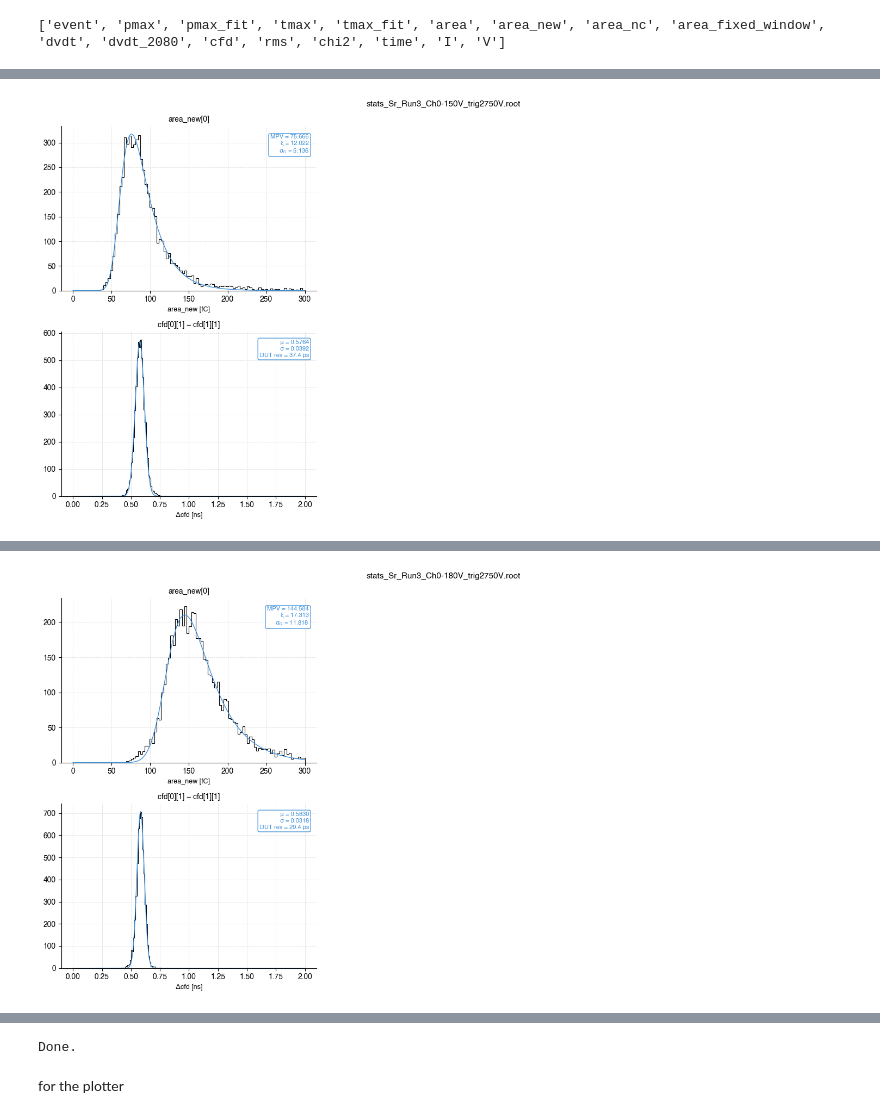
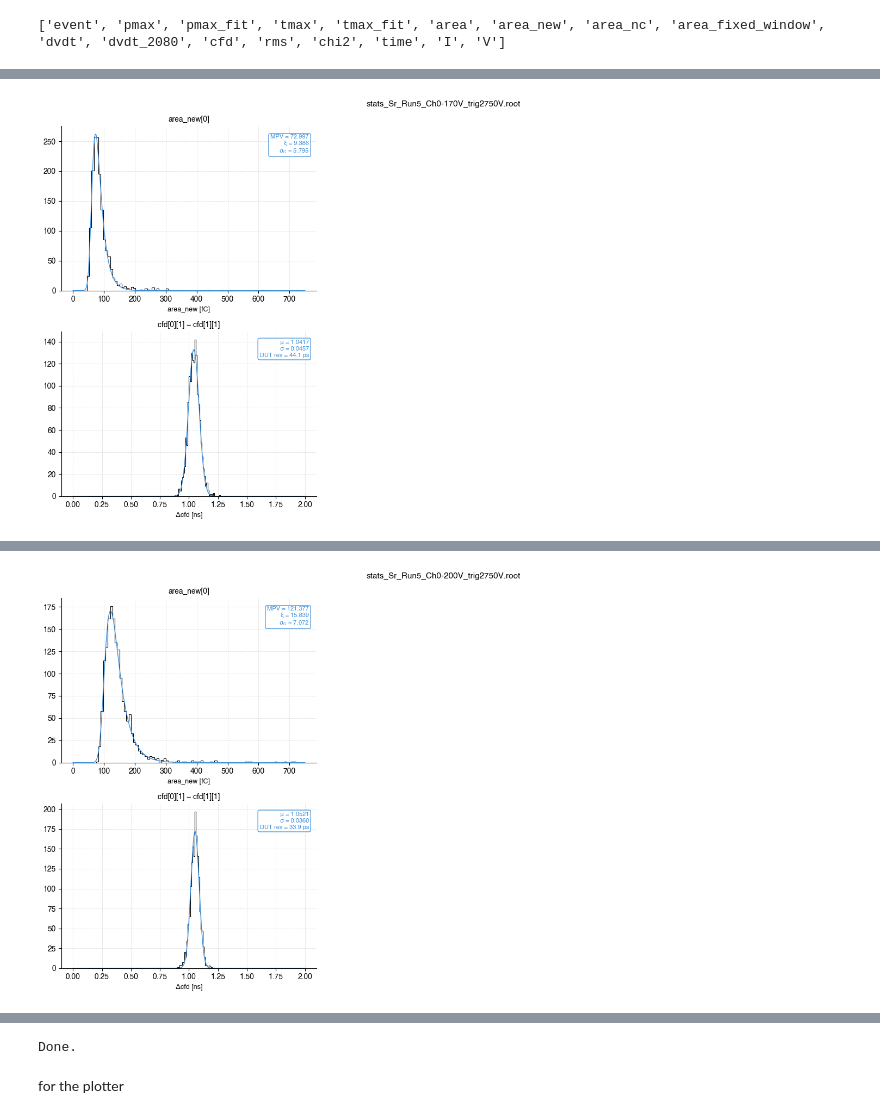
Before and after one commit to leonardolanteri/Beta_analyzer, a Jupyter notebook: beta_analyzer.ipynb, the cells around one changed output, grey strips where cells are left out. Drawn from its saved outputs; the diff is of its cells as text; code cells hidden in the pictures.

```diff
--- a/beta_analyzer.ipynb
+++ b/beta_analyzer.ipynb
@@ -47,8 +47,8 @@ DUT channels   : [0]
 MCP channel    : 1
 Pairs CFD      : [(0, 1)]
 # %%
-DATA_DIR = "/Users/leonardolanteri/Desktop/PhD/Data+Plots+Macros/ETL/BETA 2026/HPK6/Run3_HPK6_TS_S4A_LGAD-B"
-#DATA_DIR = "/Users/leonardolanteri/Desktop/PhD/Data+Plots+Macros/ETL/BETA 2026/FBK/Run12_PRE_LF-FBK_QC-TS_W16_S9_LGAD-B_15e15"
+#DATA_DIR = "/Users/leonardolanteri/Desktop/PhD/Data+Plots+Macros/ETL/BETA 2026/HPK/Batch2/Run14_PRE_HPK_QC-TS_W82_S2_LGAD-B_15e15"
+DATA_DIR = "/Users/leonardolanteri/Desktop/PhD/Data+Plots+Macros/ETL/BETA 2026/FBK/Run5_PRE_LF-FBK_QC-TS_W16_S13_LGAD-B"
 root_files = sorted(glob.glob(os.path.join(DATA_DIR, "*.root")))
 print(f"Found {len(root_files)} files:")
 for f in root_files:
@@ -118,7 +120,7 @@ for filepath in root_files:
 # Usa -np.inf / np.inf per nessun taglio su un lato
 
 _n = len(root_files)
-cuts_tmax = {ch: [(0.9, 1.5)] * _n for ch in DUT_CHANNELS}
+cuts_tmax = {ch: [(1.3, 1.8)] * _n for ch in DUT_CHANNELS}
 
 # Esempio:
 # cuts_tmax[0] = [(0.5, 1.8)] * _n        # stessa finestra per tutti i file
@@ -147,7 +150,7 @@ cuts_tmax[0] = [(0.9, 1.5), (0.9, 1.5), (0.9, 1.5), (0.9, 1.5), (0.9, 1.5), (0.9
 # %%
 # ── pmax plots filtrati per tmax (DUT channels) ───────────────────────────────
 PMAX_BINS  = 300
-PMAX_RANGE = (0,100)    # es. (0, 500)   range x di pmax; None = automatico
+PMAX_RANGE = (0,50)    # es. (0, 500)   range x di pmax; None = automatico
 
 for i, filepath in enumerate(root_files):
     fname = os.path.basename(filepath)
@@ -195,9 +199,16 @@ for i, filepath in enumerate(root_files):
 n = len(root_files)
 
 # ── Tagli manuali su pmax ─────────────────────────────────────────────────────
-cuts_pmax = {ch: [10.0] * n for ch in range(N_CHANNELS)}
-#cuts_pmax[0] = [10, 10, 15, 20, 20, 25, 30, 30, 30, 40]
-cuts_pmax[0] = [15, 20, 25, 30, 40, 50, 65, 90, 100, 100]
+cuts_pmax = {ch: [8.0] * n for ch in range(N_CHANNELS)}
+#cuts_pmax[0] = [8, 10, 15, 20, 30, 40, 50, 60, 70]
+cuts_pmax[0] = [25, 25, 25, 30, 40, 50, 60, 70, 90, 110]
+
+# ── Se la lista è più corta del numero di file, ripete l'ultimo valore ─────────
+for ch in range(N_CHANNELS):
+    if len(cuts_pmax[ch]) < n:
+        print(f"ATTENZIONE: cuts_pmax[{ch}] ha {len(cuts_pmax[ch])} valori per {n} file "
+              f"-> ripeto l'ultimo ({cuts_pmax[ch][-1]})")
+        cuts_pmax[ch] = list(cuts_pmax[ch]) + [cuts_pmax[ch][-1]] * (n - len(cuts_pmax[ch]))
 
 # ── Range e bin per il fit Gaussiano su Δcfd ──────────────────────────────────
 cfd_bins  = 200
@@ -319,7 +332,7 @@ def do_gauss(data, bins=100, hrange=None):
         return [np.nan]*3, [np.nan]*3, counts, edges
 # %%
 # ── Range dei plot (None = automatico) ────────────────────────────────────────
-AREA_RANGE = (0,300)    # es. (0, 60)   range x di area_new [fC]
+AREA_RANGE = (0,750)    # es. (0, 60)   range x di area_new [fC]
 CFD_RANGE  = None    # es. (0, 2)    range x di Δcfd [ns]; None -> usa cfd_range[(a,b)]
 
 results = []
@@ -464 +477 @@ print("Done.")
-[figure, old version]
+[figure, new version]
@@ -467 +480 @@ print("Done.")
-[figure, old version]
+[figure, new version]
```
Also changed, not shown: parts of 10 cells of this notebook, 1 other file.
